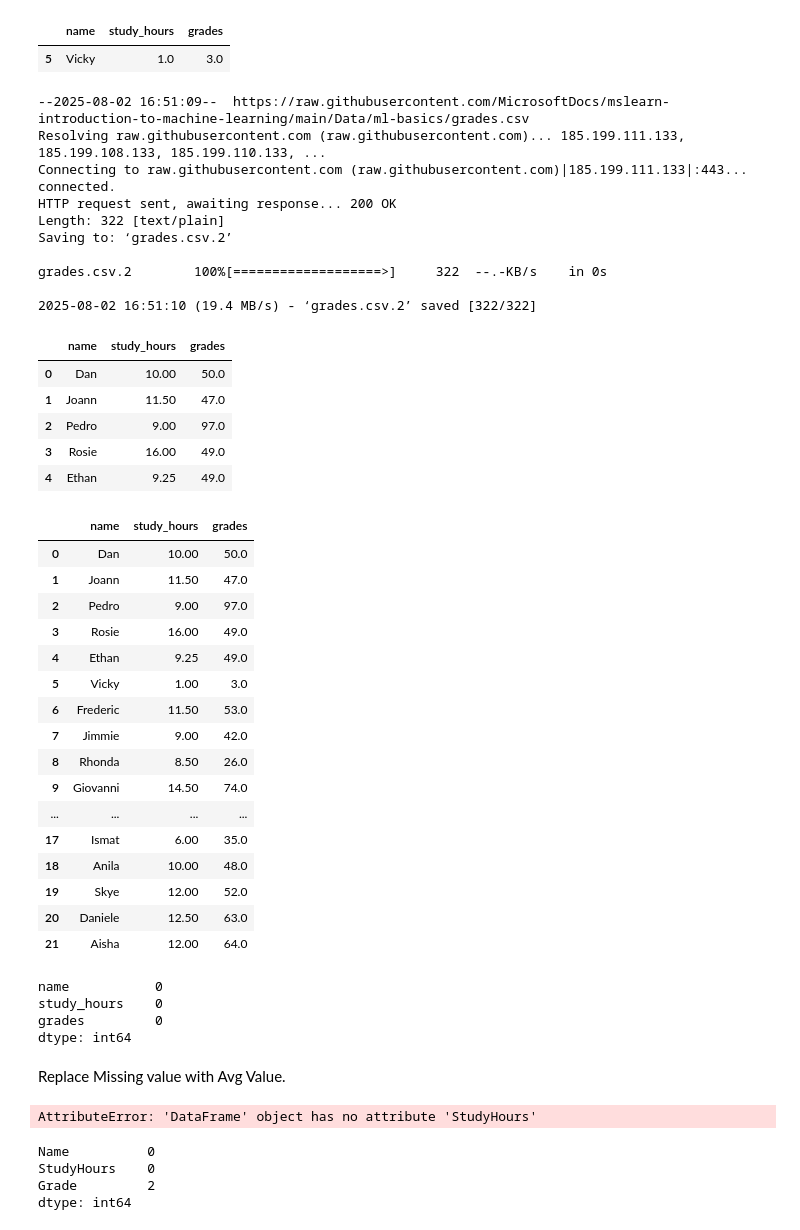
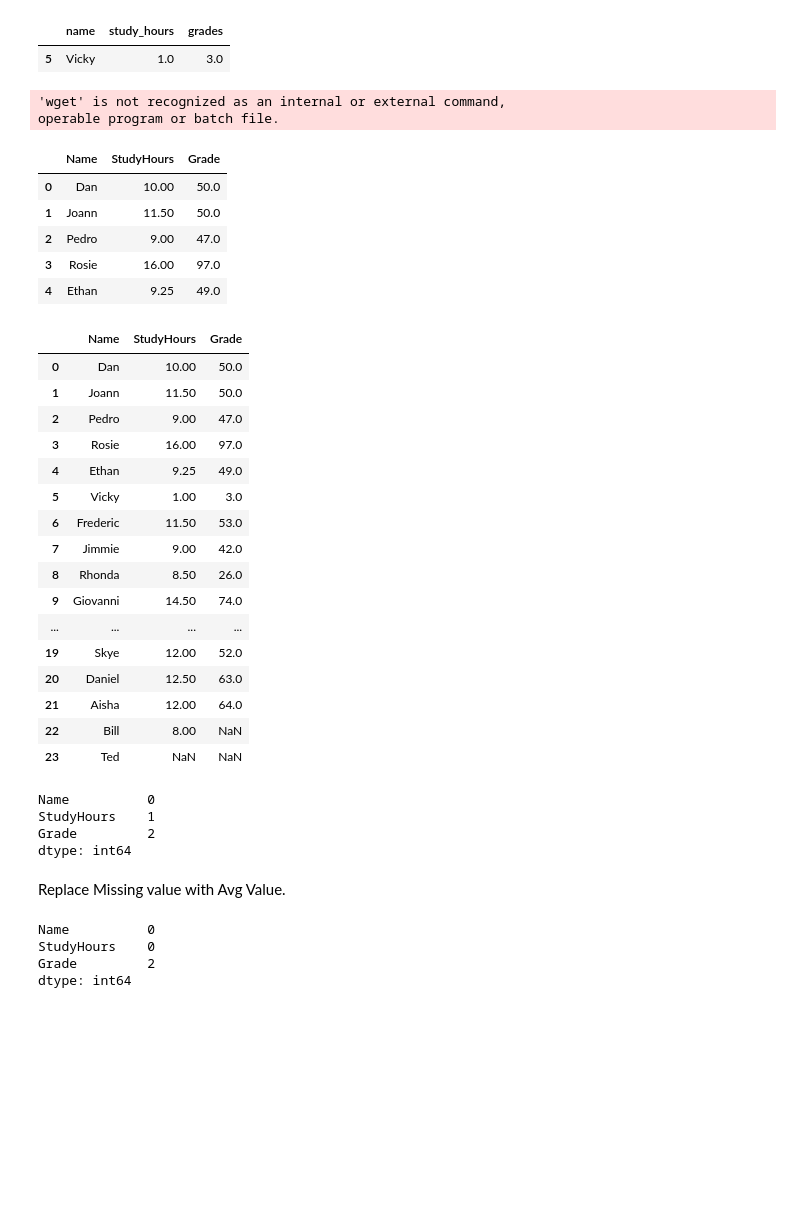
Before and after one commit to Hafsha7022/PythonPractice, a Jupyter notebook: StudentData.ipynb, the cells around one changed output. Drawn from its saved outputs; the diff is of its cells as text; code cells hidden in the pictures; blank space fills up the shorter version.

```diff
--- a/StudentData.ipynb
+++ b/StudentData.ipynb
@@ -76,33 +76,25 @@ df_students[df_students.name == 'Vicky']
 | 5 | Vicky | 1.0 | 3.0 |
 # %%
 !wget https://raw.githubusercontent.com/MicrosoftDocs/mslearn-introduction-to-machine-learning/main/Data/ml-basics/grades.csv
-#df_students = pd.read_csv('grades.csv',delimiter=',',header='infer')       #UnComment this to get CSV file, I have commented it as CSV is already there.
+df_students = pd.read_csv('grades.csv',delimiter=',',header='infer')       #UnComment this to get CSV file, I have commented it as CSV is already there.
 df_students.head()
 # %% [output]
---2025-08-02 16:51:09--  https://raw.githubusercontent.com/MicrosoftDocs/mslearn-introduction-to-machine-learning/main/Data/ml-basics/grades.csv
-Resolving raw.githubusercontent.com (raw.githubusercontent.com)... 185.199.111.133, 185.199.108.133, 185.199.110.133, ...
-Connecting to raw.githubusercontent.com (raw.githubusercontent.com)|185.199.111.133|:443... connected.
-HTTP request sent, awaiting response... 200 OK
-Length: 322 [text/plain]
-Saving to: ‘grades.csv.2’
-
-grades.csv.2        100%[===================>]     322  --.-KB/s    in 0s
-
-2025-08-02 16:51:10 (19.4 MB/s) - ‘grades.csv.2’ saved [322/322]
+'wget' is not recognized as an internal or external command,
+operable program or batch file.
-|  | name | study_hours | grades |
+|  | Name | StudyHours | Grade |
 | 0 | Dan | 10.00 | 50.0 |
-| 1 | Joann | 11.50 | 47.0 |
-| 2 | Pedro | 9.00 | 97.0 |
-| 3 | Rosie | 16.00 | 49.0 |
+| 1 | Joann | 11.50 | 50.0 |
+| 2 | Pedro | 9.00 | 47.0 |
+| 3 | Rosie | 16.00 | 97.0 |
 | 4 | Ethan | 9.25 | 49.0 |
 # %%
 df_students
 # %% [output]
-|  | name | study_hours | grades |
+|  | Name | StudyHours | Grade |
 | 0 | Dan | 10.00 | 50.0 |
-| 1 | Joann | 11.50 | 47.0 |
-| 2 | Pedro | 9.00 | 97.0 |
-| 3 | Rosie | 16.00 | 49.0 |
+| 1 | Joann | 11.50 | 50.0 |
+| 2 | Pedro | 9.00 | 47.0 |
+| 3 | Rosie | 16.00 | 97.0 |
 | 4 | Ethan | 9.25 | 49.0 |
 | 5 | Vicky | 1.00 | 3.0 |
 | 6 | Frederic | 11.50 | 53.0 |
@@ -110,24 +102,22 @@ df_students
 | 8 | Rhonda | 8.50 | 26.0 |
 | 9 | Giovanni | 14.50 | 74.0 |
 | ... | ... | ... | ... |
-| 17 | Ismat | 6.00 | 35.0 |
-| 18 | Anila | 10.00 | 48.0 |
 | 19 | Skye | 12.00 | 52.0 |
-| 20 | Daniele | 12.50 | 63.0 |
+| 20 | Daniel | 12.50 | 63.0 |
 | 21 | Aisha | 12.00 | 64.0 |
+| 22 | Bill | 8.00 | NaN |
+| 23 | Ted | NaN | NaN |
 # %%
 df_students.isnull().sum()
 # %% [output]
-name           0
-study_hours    0
-grades         0
+Name          0
+StudyHours    1
+Grade         2
 dtype: int64
 # %% [markdown]
 Replace Missing value with Avg Value.
 # %%
 df_students.StudyHours = df_students.StudyHours.fillna(df_students.StudyHours.mean())
-# %% [output]
-AttributeError: 'DataFrame' object has no attribute 'StudyHours'
 # %%
 df_students.isnull().sum()
 # %% [output]
```
Also changed, not shown: parts of 7 cells of this notebook.
